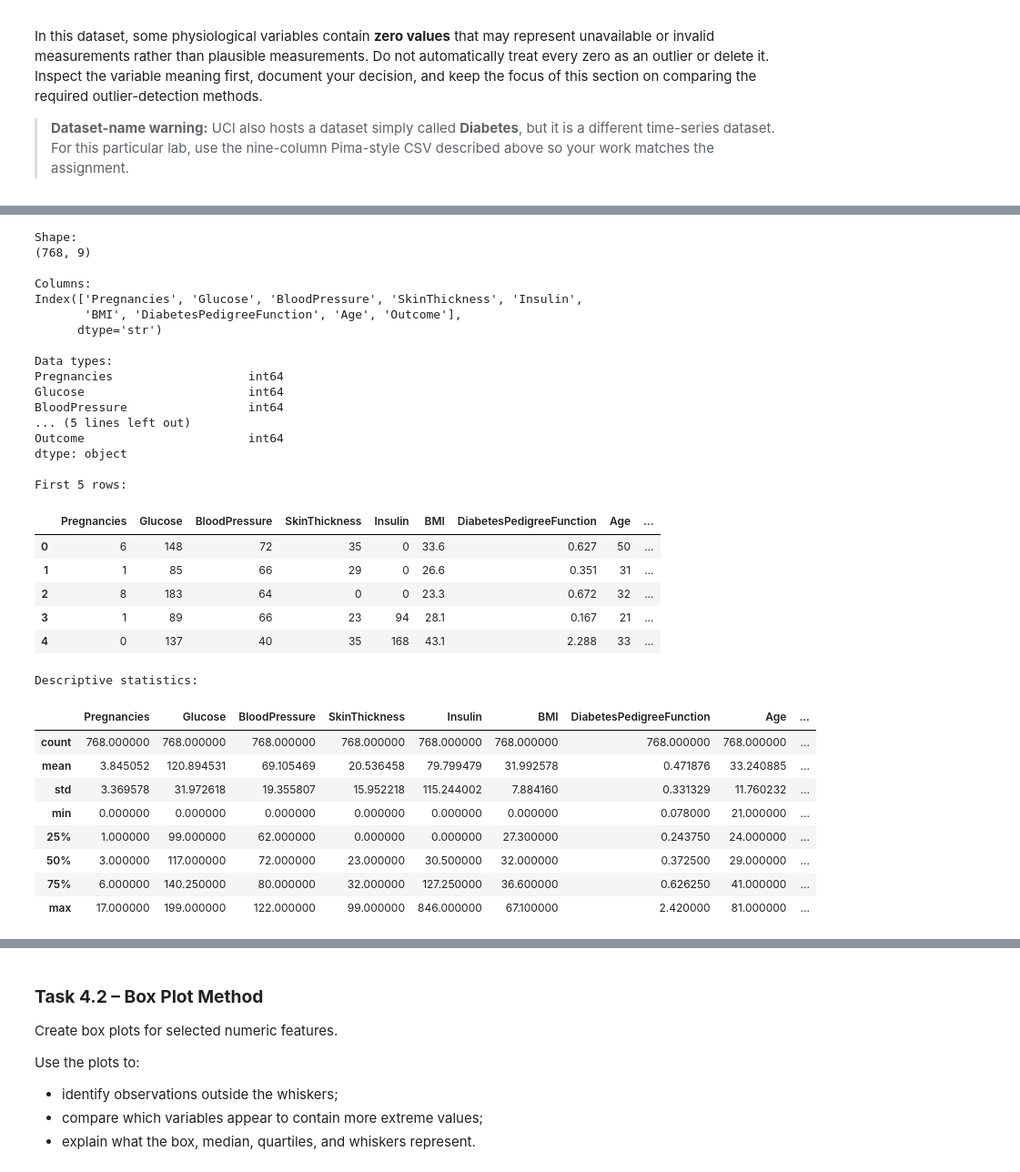
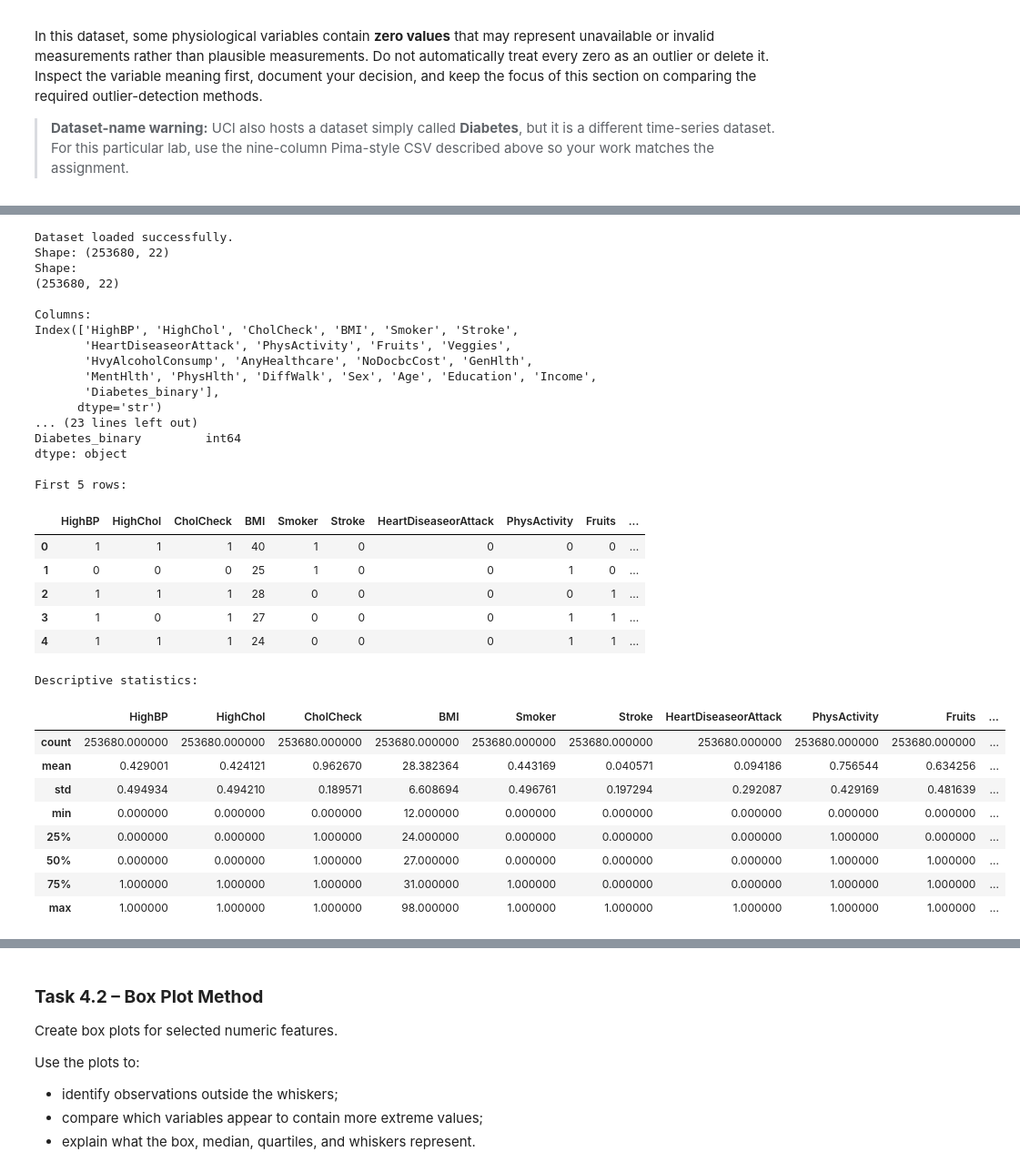
Before and after one commit to shainaulakh/Lab2-Data-Preprocessing, a Jupyter notebook: week5Lab.ipynb, the cells around one changed output, grey strips where cells are left out. Shown at 91% size. Saved outputs shown, nothing was run; the diff lists cells and outputs as text; code cells hidden in the pictures.

Commit message:
Updated the diabetes dataset and performed data preprocessing and visualization

```diff
--- a/week5Lab.ipynb
+++ b/week5Lab.ipynb
@@ -1505,51 +1508,66 @@ In this dataset, some physiological variables contain **zero values** that may r
 # %%
-diabetes = pd.read_csv("./data/diabetes.csv")
+from ucimlrepo import fetch_ucirepo
+
+# Fetch the CDC Diabetes Health Indicators dataset from UCI
+cdc_diabetes = fetch_ucirepo(id=891)
+
+# Separate features and target
+X = cdc_diabetes.data.features
+y = cdc_diabetes.data.targets
+
+# Combine them into one DataFrame
+diabetes = pd.concat([X, y], axis=1)
+
+print("Dataset loaded successfully.")
+print("Shape:", diabetes.shape)
+
+diabetes.head()
 
 print("Shape:")
 print(diabetes.shape)
 
 print("\nColumns:")
 print(diabetes.columns)
 
 print("\nData types:")
 print(diabetes.dtypes)
 
 print("\nFirst 5 rows:")
 display(diabetes.head())
 
 print("\nDescriptive statistics:")
 display(diabetes.describe())
 # %% [output]
+Dataset loaded successfully.
+Shape: (253680, 22)
 Shape:
-(768, 9)
+(253680, 22)
 
 Columns:
-Index(['Pregnancies', 'Glucose', 'BloodPressure', 'SkinThickness', 'Insulin',
-       'BMI', 'DiabetesPedigreeFunction', 'Age', 'Outcome'],
+Index(['HighBP', 'HighChol', 'CholCheck', 'BMI', 'Smoker', 'Stroke',
+       'HeartDiseaseorAttack', 'PhysActivity', 'Fruits', 'Veggies',
+       'HvyAlcoholConsump', 'AnyHealthcare', 'NoDocbcCost', 'GenHlth',
+       'MentHlth', 'PhysHlth', 'DiffWalk', 'Sex', 'Age', 'Education', 'Income',
+       'Diabetes_binary'],
       dtype='str')
-
-Data types:
-Pregnancies                   int64
-Glucose                       int64
-BloodPressure                 int64
-... (5 lines left out)
-Outcome                       int64
+... (23 lines left out)
+Diabetes_binary         int64
 dtype: object
 
 First 5 rows:
-|  | Pregnancies | Glucose | BloodPressure | SkinThickness | Insulin | BMI | DiabetesPedigreeFunction | Age | ... |
-| 0 | 6 | 148 | 72 | 35 | 0 | 33.6 | 0.627 | 50 | ... |
-| 1 | 1 | 85 | 66 | 29 | 0 | 26.6 | 0.351 | 31 | ... |
-| 2 | 8 | 183 | 64 | 0 | 0 | 23.3 | 0.672 | 32 | ... |
-| 3 | 1 | 89 | 66 | 23 | 94 | 28.1 | 0.167 | 21 | ... |
-| 4 | 0 | 137 | 40 | 35 | 168 | 43.1 | 2.288 | 33 | ... |
+|  | HighBP | HighChol | CholCheck | BMI | Smoker | Stroke | HeartDiseaseorAttack | PhysActivity | Fruits | ... |
+| 0 | 1 | 1 | 1 | 40 | 1 | 0 | 0 | 0 | 0 | ... |
+| 1 | 0 | 0 | 0 | 25 | 1 | 0 | 0 | 1 | 0 | ... |
+| 2 | 1 | 1 | 1 | 28 | 0 | 0 | 0 | 0 | 1 | ... |
+| 3 | 1 | 0 | 1 | 27 | 0 | 0 | 0 | 1 | 1 | ... |
+| 4 | 1 | 1 | 1 | 24 | 0 | 0 | 0 | 1 | 1 | ... |
 Descriptive statistics:
-|  | Pregnancies | Glucose | BloodPressure | SkinThickness | Insulin | BMI | DiabetesPedigreeFunction | Age | ... |
-| count | 768.000000 | 768.000000 | 768.000000 | 768.000000 | 768.000000 | 768.000000 | 768.000000 | 768.000000 | ... |
-| mean | 3.845052 | 120.894531 | 69.105469 | 20.536458 | 79.799479 | 31.992578 | 0.471876 | 33.240885 | ... |
-| std | 3.369578 | 31.972618 | 19.355807 | 15.952218 | 115.244002 | 7.884160 | 0.331329 | 11.760232 | ... |
-| min | 0.000000 | 0.000000 | 0.000000 | 0.000000 | 0.000000 | 0.000000 | 0.078000 | 21.000000 | ... |
-| 25% | 1.000000 | 99.000000 | 62.000000 | 0.000000 | 0.000000 | 27.300000 | 0.243750 | 24.000000 | ... |
-| 50% | 3.000000 | 117.000000 | 72.000000 | 23.000000 | 30.500000 | 32.000000 | 0.372500 | 29.000000 | ... |
-| 75% | 6.000000 | 140.250000 | 80.000000 | 32.000000 | 127.250000 | 36.600000 | 0.626250 | 41.000000 | ... |
-| max | 17.000000 | 199.000000 | 122.000000 | 99.000000 | 846.000000 | 67.100000 | 2.420000 | 81.000000 | ... |
+|  | HighBP | HighChol | CholCheck | BMI | Smoker | Stroke | HeartDiseaseorAttack | PhysActivity | Fruits | ... |
+| count | 253680.000000 | 253680.000000 | 253680.000000 | 253680.000000 | 253680.000000 | 253680.000000 | 253680.000000 | 253680.000000 | 253680.000000 | ... |
+| mean | 0.429001 | 0.424121 | 0.962670 | 28.382364 | 0.443169 | 0.040571 | 0.094186 | 0.756544 | 0.634256 | ... |
+| std | 0.494934 | 0.494210 | 0.189571 | 6.608694 | 0.496761 | 0.197294 | 0.292087 | 0.429169 | 0.481639 | ... |
+| min | 0.000000 | 0.000000 | 0.000000 | 12.000000 | 0.000000 | 0.000000 | 0.000000 | 0.000000 | 0.000000 | ... |
+| 25% | 0.000000 | 0.000000 | 1.000000 | 24.000000 | 0.000000 | 0.000000 | 0.000000 | 1.000000 | 0.000000 | ... |
+| 50% | 0.000000 | 0.000000 | 1.000000 | 27.000000 | 0.000000 | 0.000000 | 0.000000 | 1.000000 | 1.000000 | ... |
+| 75% | 1.000000 | 1.000000 | 1.000000 | 31.000000 | 1.000000 | 0.000000 | 0.000000 | 1.000000 | 1.000000 | ... |
+| max | 1.000000 | 1.000000 | 1.000000 | 98.000000 | 1.000000 | 1.000000 | 1.000000 | 1.000000 | 1.000000 | ... |
```
Also changed, not shown: parts of 64 cells of this notebook, 3 other files.
